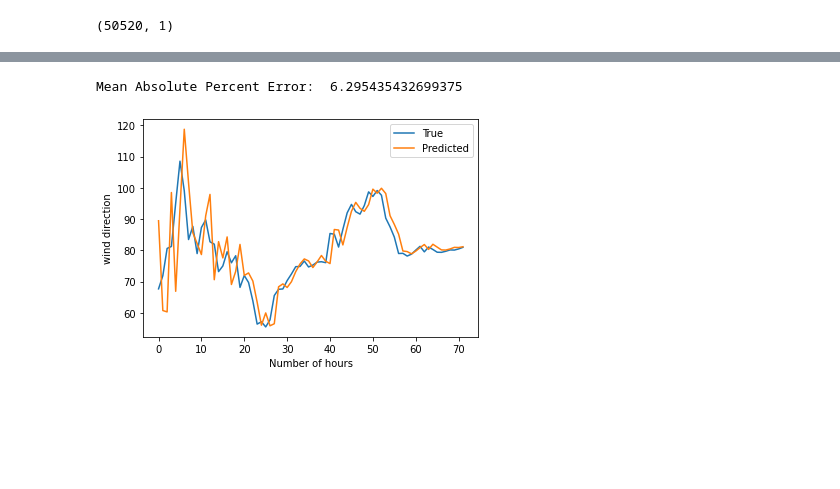
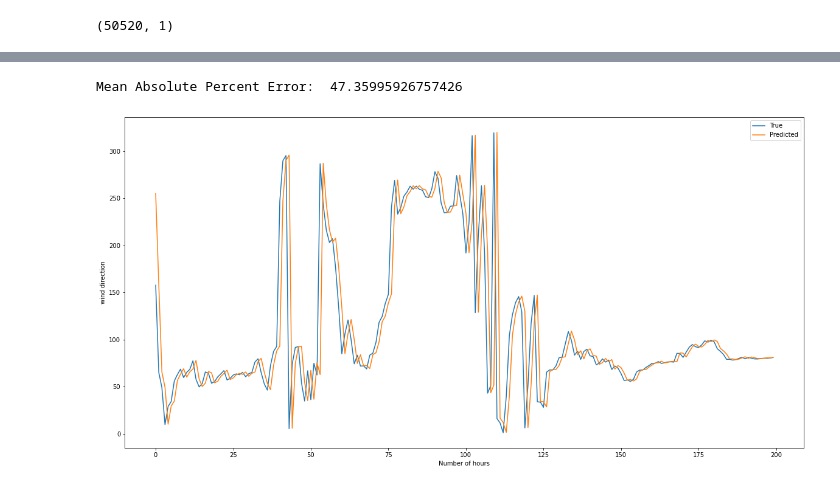
Before and after one commit to UjjwalSaini-535/Energy-prediction, a Jupyter notebook: 03 Building Models - Deep Learning Models/winddirectionlstm.ipynb, the cells around one changed output, grey strips where cells are left out. Drawn from its saved outputs; the diff is of its cells as text; code cells hidden in the pictures; blank space fills up the shorter version.

```diff
--- a/03 Building Models - Deep Learning Models/winddirectionlstm.ipynb
+++ b/03 Building Models - Deep Learning Models/winddirectionlstm.ipynb
@@ -19,8 +19,8 @@ import pandas as pd
 batch_size_exp = 1
 epoch_exp = 7
 neurons_exp = 10
-predict_values_exp = 72
-lag_exp=24
+predict_values_exp = 6000
+lag_exp=72
 # %%
 # frame a sequence as a supervised learning problem
 def timeseries_to_supervised(data, lag=1):
@@ -65,14 +65,13 @@ def invert_scale(scaler, X, value):
     inverted = scaler.inverse_transform(array)
     return inverted[0, -1]
 # %%
-
 # fit an LSTM network to training data
 def fit_lstm(train, batch_size, nb_epoch, neurons):
     X, y = train[:, 0:-1], train[:, -1]
     X = X.reshape(X.shape[0], 1, X.shape[1])
     model = Sequential()
     model.add(LSTM(neurons, batch_input_shape=(batch_size, X.shape[1], X.shape[2]), stateful=True))
-    model.add(Dense(1))
+    model.add(Dense(50))
     model.compile(loss='mean_squared_error', optimizer='adam')
     for i in range(nb_epoch):
         model.fit(X, y, epochs=1, batch_size=batch_size, verbose=1, shuffle=False)
@@ -210,17 +209,18 @@ expectations = np.array(expectations)
 predictions = np.array(predictions)
 print("Mean Absolute Percent Error: ", (np.mean(np.abs((expectations - predictions) / expectations))*100))
 # %% [output]
-Mean Absolute Percent Error:  6.295435432699375
+Mean Absolute Percent Error:  47.35995926757426
 # %%
 # line plot of observed vs predicted
-pyplot.plot(raw_values[-predict_values_exp:], label="True")
-pyplot.plot(predictions, label="Predicted")
+fig = pyplot.figure(figsize=(20,10))
+pyplot.plot(raw_values[-200:], label="True")
+pyplot.plot(predictions[-200:], label="Predicted")
 pyplot.legend(loc='upper right')
 pyplot.xlabel("Number of hours")
 pyplot.ylabel("wind direction")
 pyplot.show()
 # %% [output]
-[figure, old version]
+[figure, new version]
 # %%
 # import pickle
 # %%
```
Also changed, not shown: parts of 6 cells of this notebook, 1 other file.
